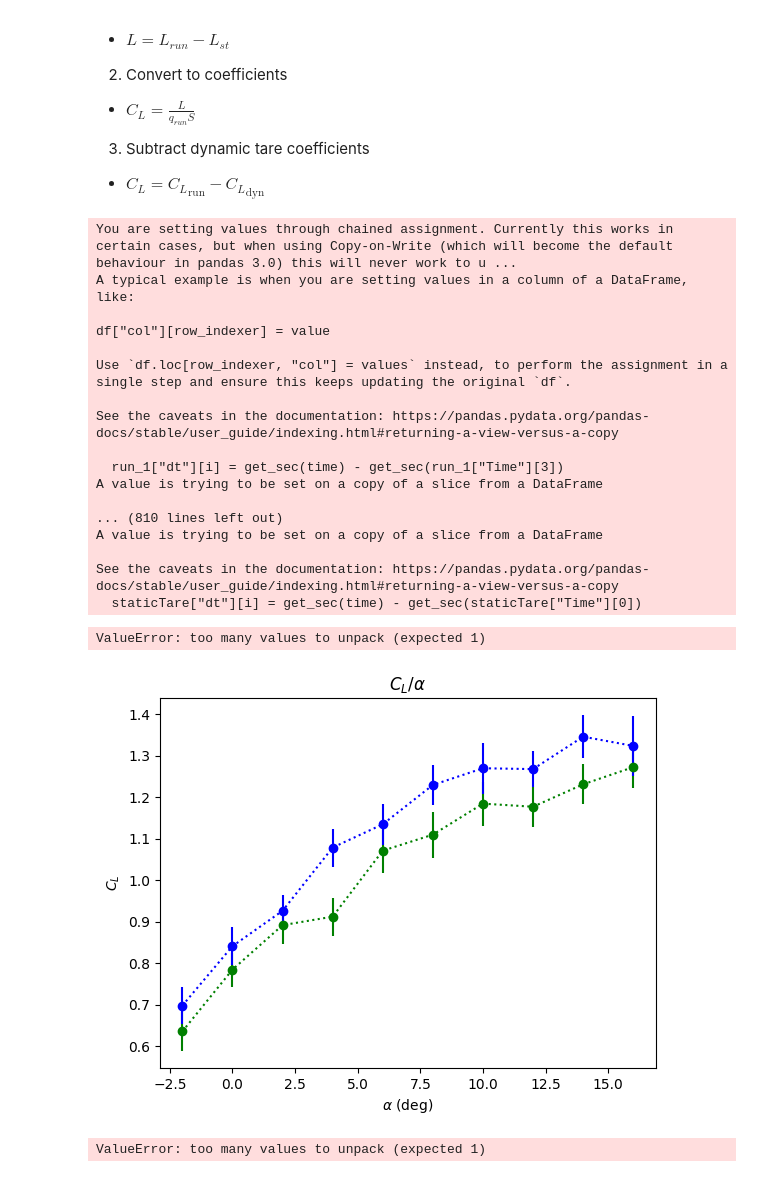
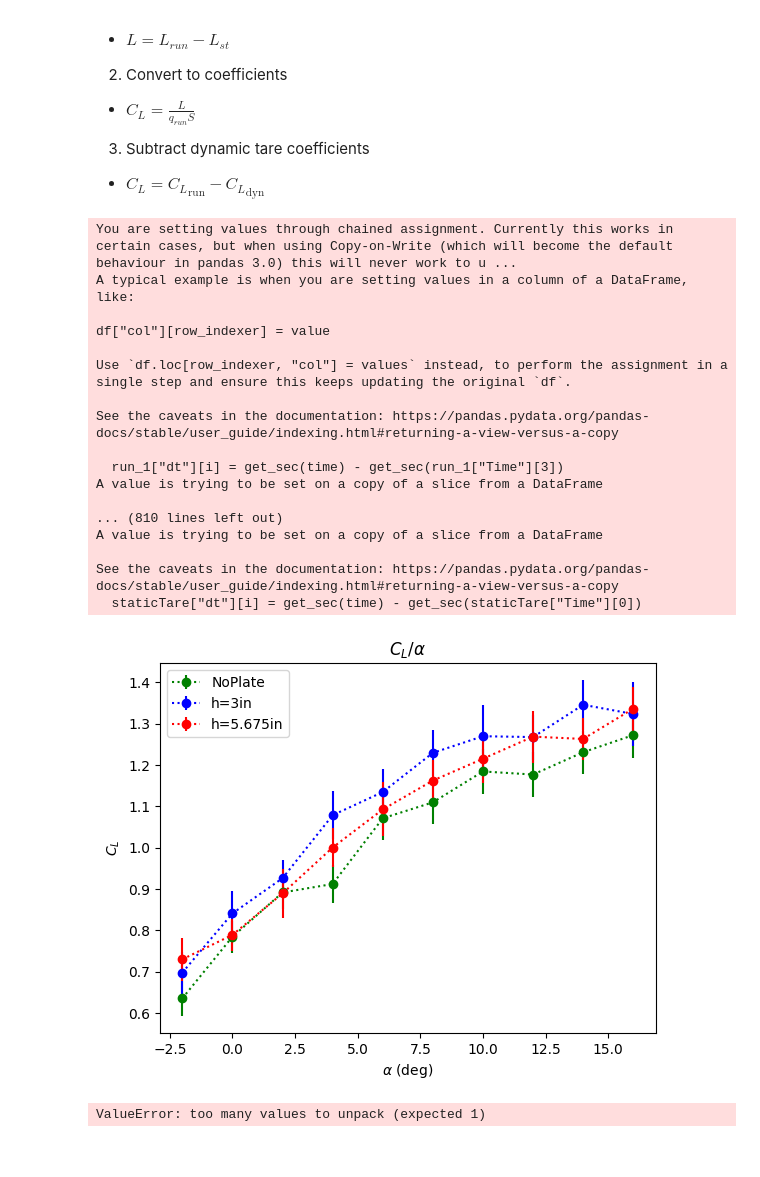
Before and after one commit to CthulhuWorshippr/ExperimentalMethods, a Jupyter notebook: finalAnalysis.ipynb, the cells around one changed output. Saved outputs shown, nothing was run; the diff lists cells and outputs as text; code cells hidden in the pictures.

Commit message:
uncertainty added from confidence interval

```diff
--- a/finalAnalysis.ipynb
+++ b/finalAnalysis.ipynb
@@ -208,42 +208,57 @@ n = sample_rate * sample_period
 
 confidence_value = 1.65 # 90% confidence
 
-run_1_sorted["L_Error"] = run_1_sorted["L Std. Dev. (lb)"]/(n**(1/2))
-run_2_sorted["L_Error"] = run_2_sorted["L Std. Dev. (lb)"]/(n**(1/2))
-run_3_sorted["L_Error"] = run_3_sorted["L Std. Dev. (lb)"]/(n**(1/2))
+run_1_sorted["L_Error"] = confidence_value*run_1_sorted["L Std. Dev. (lb)"]/(n**(1/2))
+run_2_sorted["L_Error"] = confidence_value*run_2_sorted["L Std. Dev. (lb)"]/(n**(1/2))
+run_3_sorted["L_Error"] = confidence_value*run_3_sorted["L Std. Dev. (lb)"]/(n**(1/2))
+
+run_1_sorted["Q_Error"] = confidence_value*run_1_sorted['Q Std. Dev. (lb/ft.sq)']/(n**(1/2))
+run_2_sorted["Q_Error"] = confidence_value*run_2_sorted['Q Std. Dev. (lb/ft.sq)']/(n**(1/2))
+run_3_sorted["Q_Error"] = confidence_value*run_3_sorted['Q Std. Dev. (lb/ft.sq)']/(n**(1/2))
+
+dCLdQ1 = -run_1_sorted["L (lb)"]/((run_1_sorted["Q (lb/ft.sq)"]**2)*wing_area)
+dCLdQ2 = -run_2_sorted["L (lb)"]/((run_2_sorted["Q (lb/ft.sq)"]**2)*wing_area)
+dCLdQ3 = -run_3_sorted["L (lb)"]/((run_3_sorted["Q (lb/ft.sq)"]**2)*wing_area)
+
+dCLdL1 = -1/((run_1_sorted["Q (lb/ft.sq)"])*wing_area)
+dCLdL2 = -1/((run_2_sorted["Q (lb/ft.sq)"])*wing_area)
+dCLdL3 = -1/((run_3_sorted["Q (lb/ft.sq)"])*wing_area)
+
+run_1_sorted["Uncertainty"] = ((run_1_sorted["L_Error"]*dCLdL1)**2+(run_1_sorted["Q_Error"]*dCLdQ1)**2)**(1/2)
+run_2_sorted["Uncertainty"] = ((run_2_sorted["L_Error"]*dCLdL2)**2+(run_2_sorted["Q_Error"]*dCLdQ2)**2)**(1/2)
+run_3_sorted["Uncertainty"] = ((run_3_sorted["L_Error"]*dCLdL3)**2+(run_3_sorted["Q_Error"]*dCLdQ3)**2)**(1/2)
 
 
 fig, ax = plt.subplots()
 ax.set_xlabel("$\\alpha$ (deg)")
 ax.set_ylabel("$C_L$")
 ax.set_title("$C_L / \\alpha$")
-line_1 = ax.errorbar(run_1_sorted["AOA"], run_1_sorted.lift_coefficient, run_1_sorted["L_Error"], fmt= "go:")
+line_1 = ax.errorbar(run_1_sorted["AOA"], run_1_sorted.lift_coefficient, run_1_sorted["Uncertainty"], fmt= "go:")
 line_1.set_label("NoPlate")
-line_2 = ax.errorbar(run_2_sorted["AOA"], run_2_sorted.lift_coefficient, run_2_sorted["L_Error"], fmt= "bo:")
+line_2 = ax.errorbar(run_2_sorted["AOA"], run_2_sorted.lift_coefficient, run_2_sorted["Uncertainty"], fmt= "bo:")
 line_2.set_label("h=3in")
-line_3 = ax.errorbar(run_3_sorted["AOA"], run_3_sorted.lift_coefficient, run_3_sorted["L_Error"], fmt= "ro:")
+line_3 = ax.errorbar(run_3_sorted["AOA"], run_3_sorted.lift_coefficient, run_3_sorted["Uncertainty"], fmt= "ro:")
 line_3.set_label("h=5.675in")
 _ = ax.legend()
 # %% [output]
 You are setting values through chained assignment. Currently this works in certain cases, but when using Copy-on-Write (which will become the default behaviour in pandas 3.0) this will never work to u ...
 A typical example is when you are setting values in a column of a DataFrame, like:
 
 df["col"][row_indexer] = value
 
 Use `df.loc[row_indexer, "col"] = values` instead, to perform the assignment in a single step and ensure this keeps updating the original `df`.
 
 See the caveats in the documentation: https://pandas.pydata.org/pandas-docs/stable/user_guide/indexing.html#returning-a-view-versus-a-copy
 
   run_1["dt"][i] = get_sec(time) - get_sec(run_1["Time"][3])
 A value is trying to be set on a copy of a slice from a DataFrame
 
 ... (810 lines left out)
 A value is trying to be set on a copy of a slice from a DataFrame
 
 See the caveats in the documentation: https://pandas.pydata.org/pandas-docs/stable/user_guide/indexing.html#returning-a-view-versus-a-copy
   staticTare["dt"][i] = get_sec(time) - get_sec(staticTare["Time"][0])
-ValueError: too many values to unpack (expected 1)
-[figure, old version]
+[figure, new version]
 # %%
 fig, ax = plt.subplots()
 ax.set_xlabel("$\\alpha$ (deg)")
```
